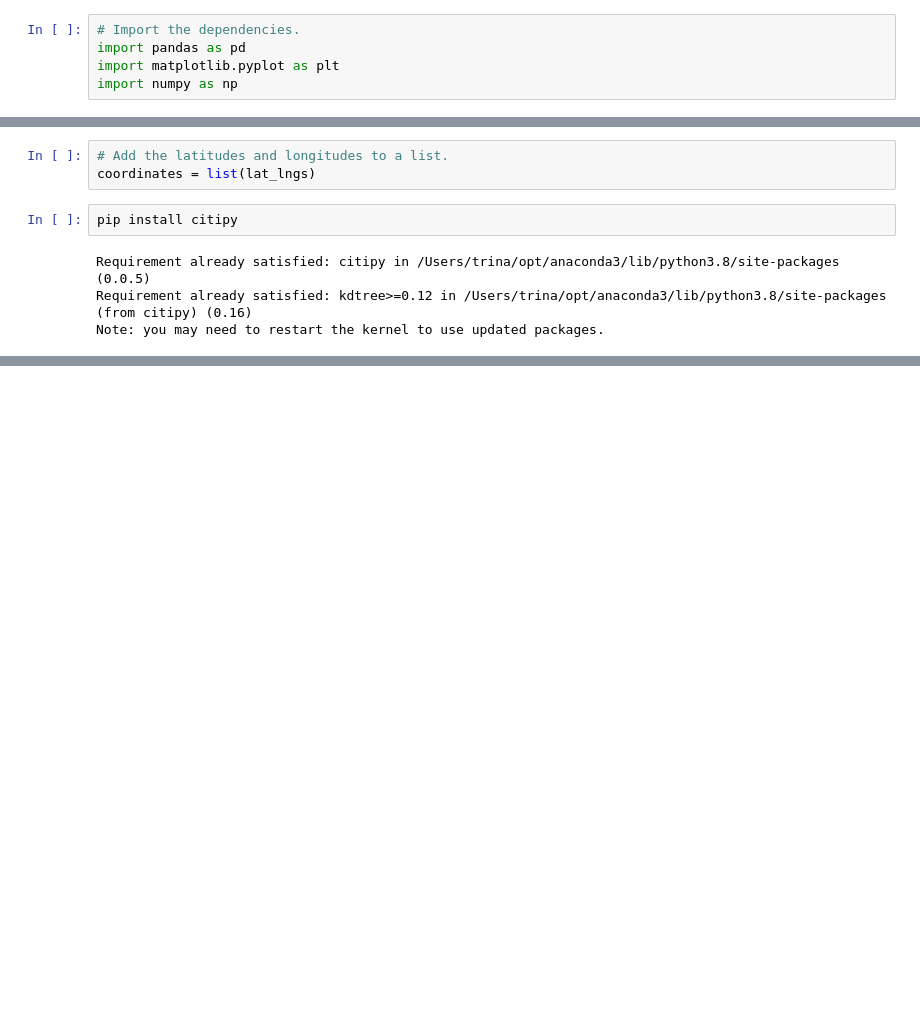
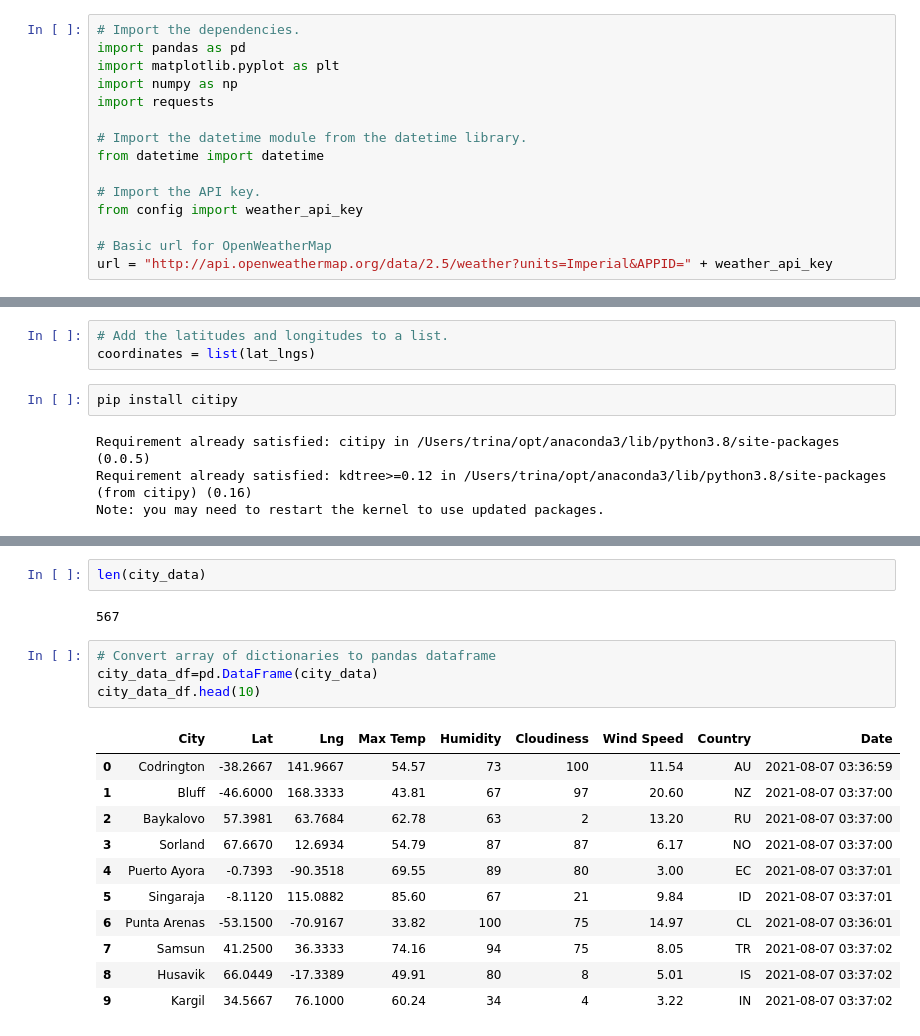
Before and after one commit to tsevi11a/World_Weather_Analysis, a Jupyter notebook: WeatherPy.ipynb, the cells around one changed output, grey strips where cells are left out. Drawn from its saved outputs; the diff is of its cells as text; blank space fills up the shorter version.

Commit message:
mod to .gitignore and weatherpy.ipynb

```diff
--- a/WeatherPy.ipynb
+++ b/WeatherPy.ipynb
@@ -3,6 +3,16 @@
 import pandas as pd
 import matplotlib.pyplot as plt
 import numpy as np
+import requests
+
+# Import the datetime module from the datetime library.
+from datetime import datetime
+
+# Import the API key.
+from config import weather_api_key
+
+# Basic url for OpenWeatherMap
+url = "http://api.openweathermap.org/data/2.5/weather?units=Imperial&APPID=" + weather_api_key
 # %%
 # Create a set of random latitude and longitude combos
 lats = np.random.uniform(low=-90, high=90, size=1500)
@@ -40,0 +132,20 @@ len(cities)
+# %%
+len(city_data)
+# %% [output]
+567
+# %%
+# Convert array of dictionaries to pandas dataframe
+city_data_df=pd.DataFrame(city_data)
+city_data_df.head(10)
+# %% [output]
+|  | City | Lat | Lng | Max Temp | Humidity | Cloudiness | Wind Speed | Country | Date |
+| 0 | Codrington | -38.2667 | 141.9667 | 54.57 | 73 | 100 | 11.54 | AU | 2021-08-07 03:36:59 |
+| 1 | Bluff | -46.6000 | 168.3333 | 43.81 | 67 | 97 | 20.60 | NZ | 2021-08-07 03:37:00 |
+| 2 | Baykalovo | 57.3981 | 63.7684 | 62.78 | 63 | 2 | 13.20 | RU | 2021-08-07 03:37:00 |
+| 3 | Sorland | 67.6670 | 12.6934 | 54.79 | 87 | 87 | 6.17 | NO | 2021-08-07 03:37:00 |
+| 4 | Puerto Ayora | -0.7393 | -90.3518 | 69.55 | 89 | 80 | 3.00 | EC | 2021-08-07 03:37:01 |
+| 5 | Singaraja | -8.1120 | 115.0882 | 85.60 | 67 | 21 | 9.84 | ID | 2021-08-07 03:37:01 |
+| 6 | Punta Arenas | -53.1500 | -70.9167 | 33.82 | 100 | 75 | 14.97 | CL | 2021-08-07 03:36:01 |
+| 7 | Samsun | 41.2500 | 36.3333 | 74.16 | 94 | 75 | 8.05 | TR | 2021-08-07 03:37:02 |
+| 8 | Husavik | 66.0449 | -17.3389 | 49.91 | 80 | 8 | 5.01 | IS | 2021-08-07 03:37:02 |
+| 9 | Kargil | 34.5667 | 76.1000 | 60.24 | 34 | 4 | 3.22 | IN | 2021-08-07 03:37:02 |
```
Also changed, not shown: parts of 7 cells of this notebook, 3 other files.
